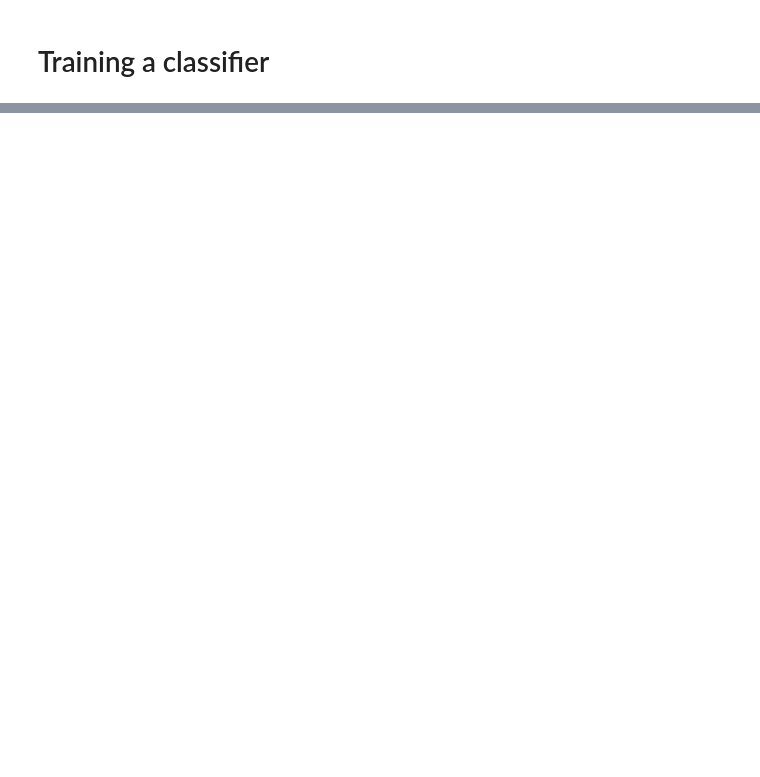
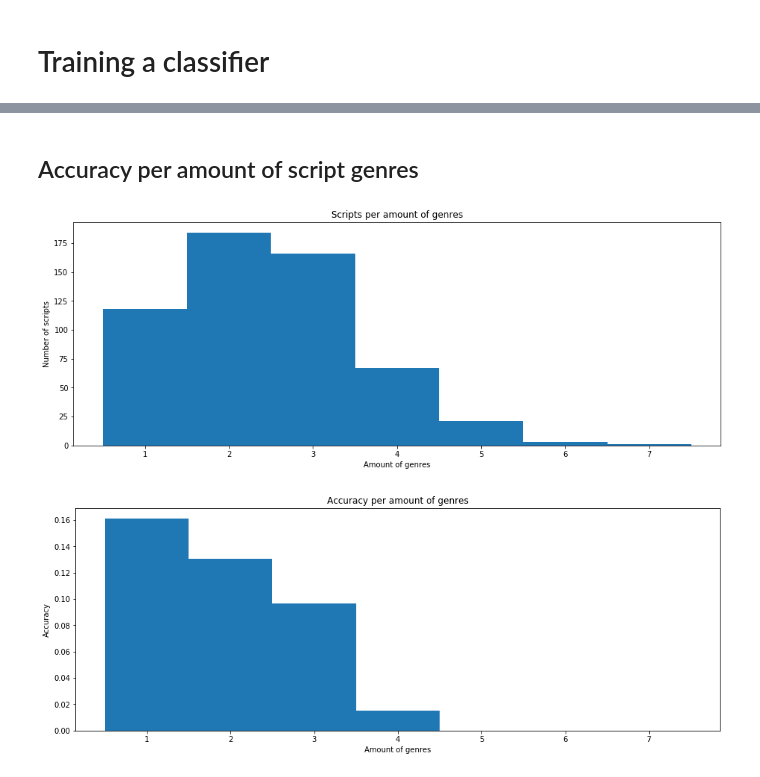
Before and after one commit to RasmusJohns/analyzing_movie_genres, a Jupyter notebook: Project scraper.ipynb, the cells around one changed output, grey strips where cells are left out. Saved outputs shown, nothing was run; the diff lists cells and outputs as text; code cells hidden in the pictures; blank space fills up the shorter version.

```diff
--- a/Project scraper.ipynb
+++ b/Project scraper.ipynb
@@ -523,3 +512,48 @@ Samples in genre: 17
+# %% [markdown]
+## Accuracy per amount of script genres
+# %%
+## Proportion of correct predictions
+
+max_nr_of_genres = len(genres)
+correct_preds_per_nr_of_genres = [0] * max_nr_of_genres
+scripts_per_nr_of_genres = [0] * max_nr_of_genres
+
+for x in range(len(preds)):
+
+    if pred_equal_ytest(x):
+        correct_preds_per_nr_of_genres[sum(preds[x])] += 1
+    scripts_per_nr_of_genres[sum(y_test[x])] += 1
+
+accuracy_per_nr_of_genres = [x/y for x,y in zip(correct_preds_per_nr_of_genres, scripts_per_nr_of_genres) if y != 0]
+
+x = np.arange(len(accuracy_per_nr_of_genres))
+
+# Plot number of scripts per amount of genres
+fig, ax = plt.subplots()
+plt.title('Scripts per amount of genres')
+#ax.yaxis.set_major_formatter(formatter)
+plt.bar(x, scripts_per_nr_of_genres[1: len(accuracy_per_nr_of_genres)+1], width=1)
+plt.xticks(x, range(1, len(accuracy_per_nr_of_genres)+1))
+fig.set_size_inches(15.5, 5.5)
+ax.set_ylabel('Number of scripts')
+ax.set_xlabel('Amount of genres')
+plt.show()
+
+
+
+# Plot accuracy per amount of genres
+fig, ax = plt.subplots()
+plt.title('Accuracy per amount of genres')
+#ax.yaxis.set_major_formatter(formatter)
+plt.bar(x, accuracy_per_nr_of_genres, width=1)
+plt.xticks(x, range(1, len(accuracy_per_nr_of_genres)+1))
+fig.set_size_inches(15.5, 5.5)
+ax.set_ylabel('Accuracy')
+ax.set_xlabel('Amount of genres')
+plt.show()
+# %% [output]
+[figure, added]
+[figure, added]
 # %%
 from sklearn.decomposition import NMF, LatentDirichletAllocation
 from time import time
```
Also changed, not shown: parts of 12 cells of this notebook.
